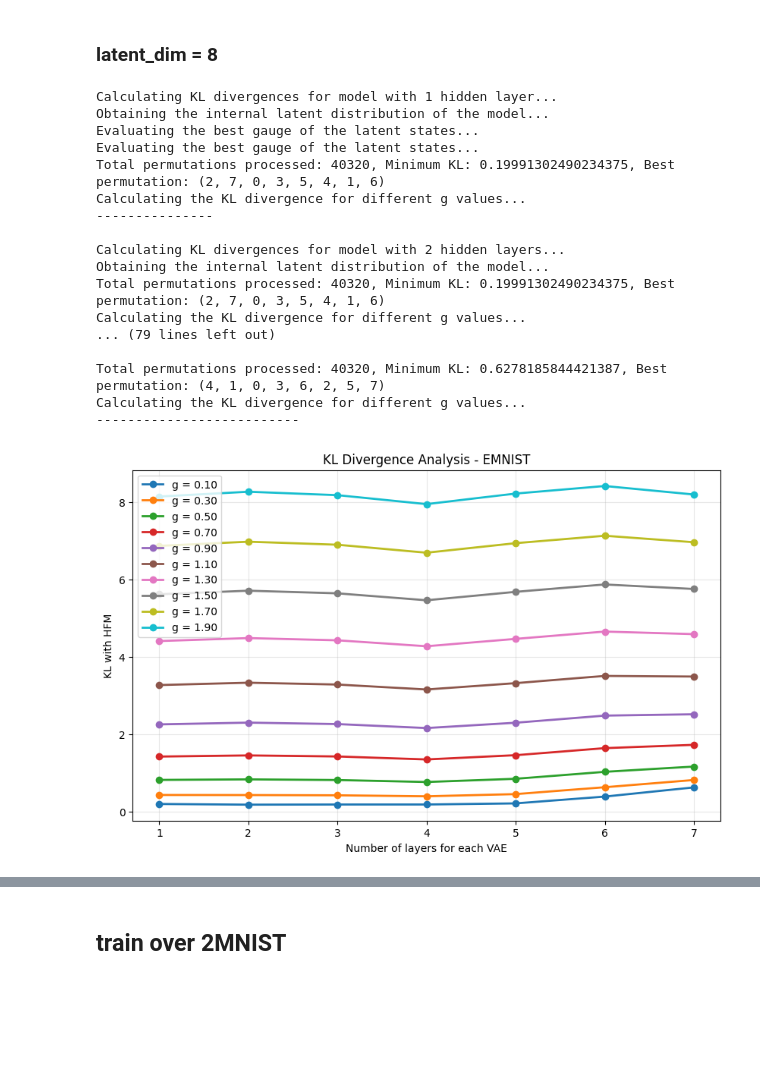
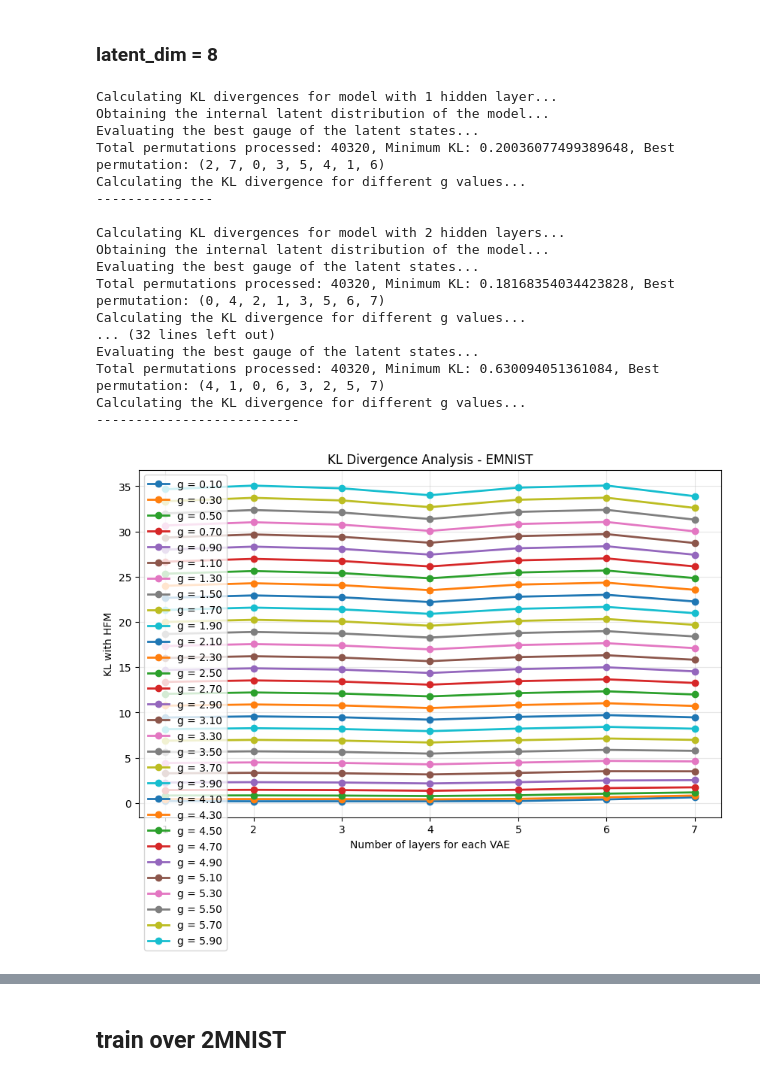
Before and after one commit to EnricoFrausin/discrete, a Jupyter notebook: code/depth_analysis.ipynb, the cells around one changed output, grey strips where cells are left out. Cells and saved outputs as stored; diff of their text form; code cells hidden in the pictures; blank space fills up the shorter version.

```diff
--- a/code/depth_analysis.ipynb
+++ b/code/depth_analysis.ipynb
@@ -191,7 +194,7 @@ input_dim = 784
 ### latent_dim = 8
 # %%
 
-g_values=np.arange(0.1, 2, 0.2)
+g_values=np.arange(0.1, 15, 0.2)
 layer_dicts_EMNIST_single_shot = []
 # %%
 # hidden layer = 1
@@ -240,28 +243,25 @@ print("--------------------------\n")
 Calculating KL divergences for model with 1 hidden layer...
 Obtaining the internal latent distribution of the model...
 Evaluating the best gauge of the latent states...
-Evaluating the best gauge of the latent states...
-Total permutations processed: 40320, Minimum KL: 0.19991302490234375, Best permutation: (2, 7, 0, 3, 5, 4, 1, 6)
+Total permutations processed: 40320, Minimum KL: 0.20036077499389648, Best permutation: (2, 7, 0, 3, 5, 4, 1, 6)
 Calculating the KL divergence for different g values...
 ---------------
 
 Calculating KL divergences for model with 2 hidden layers...
 Obtaining the internal latent distribution of the model...
-Total permutations processed: 40320, Minimum KL: 0.19991302490234375, Best permutation: (2, 7, 0, 3, 5, 4, 1, 6)
+Evaluating the best gauge of the latent states...
+Total permutations processed: 40320, Minimum KL: 0.18168354034423828, Best permutation: (0, 4, 2, 1, 3, 5, 6, 7)
 Calculating the KL divergence for different g values...
-... (79 lines left out)
-
-Total permutations processed: 40320, Minimum KL: 0.6278185844421387, Best permutation: (4, 1, 0, 3, 6, 2, 5, 7)
+... (32 lines left out)
+Evaluating the best gauge of the latent states...
+Total permutations processed: 40320, Minimum KL: 0.630094051361084, Best permutation: (4, 1, 0, 6, 3, 2, 5, 7)
 Calculating the KL divergence for different g values...
 --------------------------
 # %%
-
-g_values = np.arange(0.1, 2, 0.2)
-
 # Create multi-line plot
 plot_kl_multiline_from_dicts(layer_dicts_EMNIST_single_shot, g_values, title="KL Divergence Analysis - EMNIST")
 # %% [output]
-[figure, old version]
+[figure, new version]
 # %%
 
 save_individual_plots_from_dicts(
```
Also changed, not shown: parts of 15 cells of this notebook, 50 other files.
